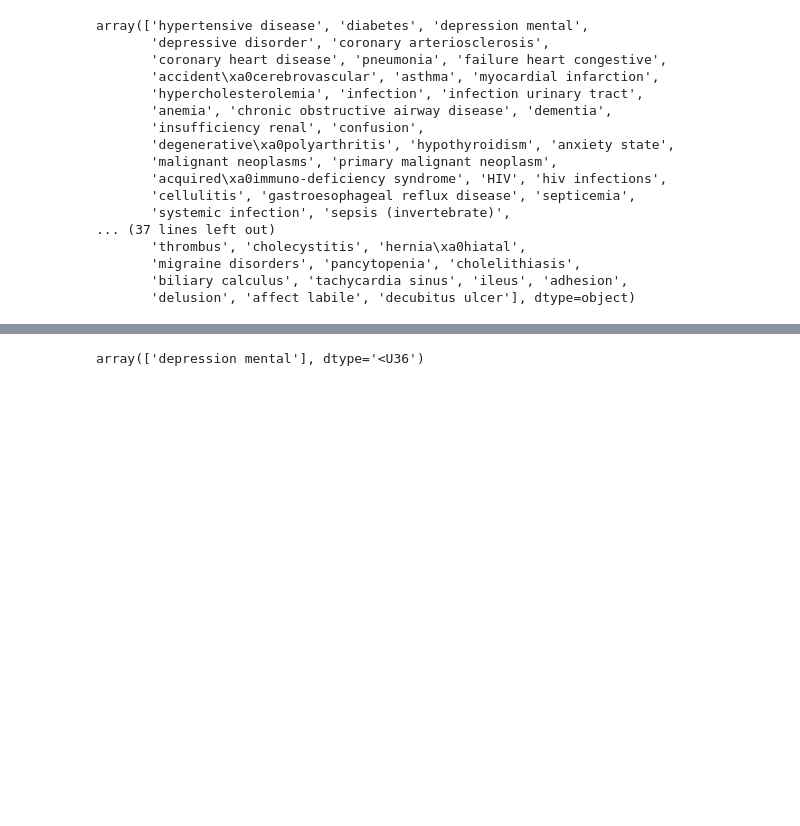
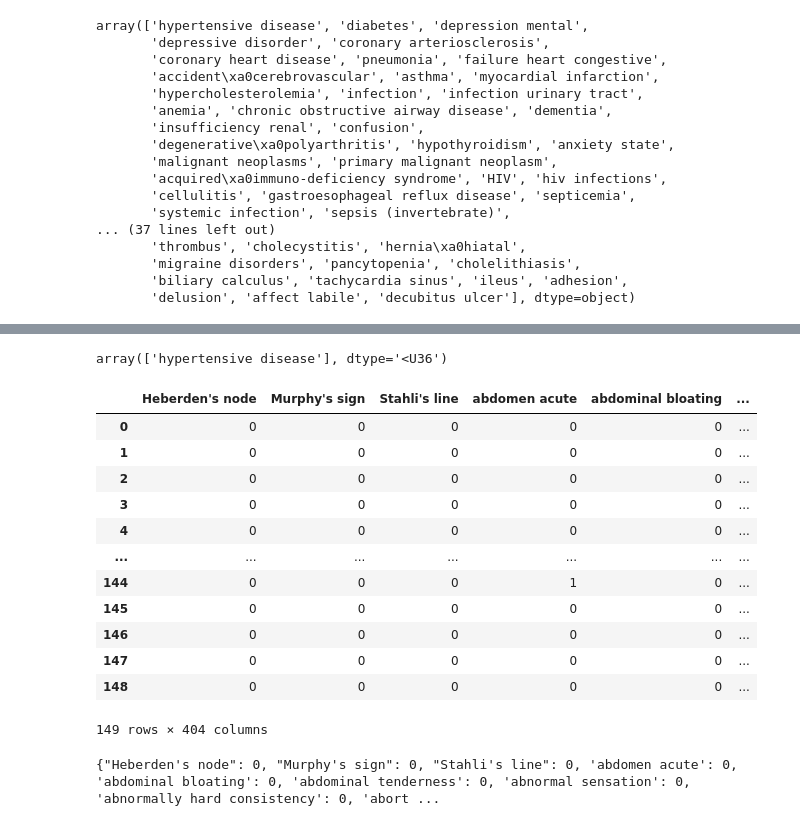
Before and after one commit to deadlycoder07/disease-predictor, a Jupyter notebook: ml/notebook/final_model.ipynb, the cells around one changed output, grey strips where cells are left out. Drawn from its saved outputs; the diff is of its cells as text; code cells hidden in the pictures; blank space fills up the shorter version.

Commit message:
prediction ml made linking to frontend left

```diff
--- a/ml/notebook/final_model.ipynb
+++ b/ml/notebook/final_model.ipynb
@@ -48,4 +63,22 @@ GaussianNB(priors=None, var_smoothing=1e-09)
 # %%
-gnb.predict(X[[2]])
+gnb.predict(X[[0]])
 # %% [output]
-array(['depression mental'], dtype='<U36')
+array(['hypertensive disease'], dtype='<U36')
+# %%
+x=dataset.drop(['Disease','Unnamed: 0','Unnamed: 1'],axis=1)
+# %%
+x
+# %% [output]
+|  | Heberden's node | Murphy's sign | Stahli's line | abdomen acute | abdominal bloating | ... |
+| 0 | 0 | 0 | 0 | 0 | 0 | ... |
+| 1 | 0 | 0 | 0 | 0 | 0 | ... |
+| 2 | 0 | 0 | 0 | 0 | 0 | ... |
+| 3 | 0 | 0 | 0 | 0 | 0 | ... |
+| 4 | 0 | 0 | 0 | 0 | 0 | ... |
+| ... | ... | ... | ... | ... | ... | ... |
+| 144 | 0 | 0 | 0 | 1 | 0 | ... |
+| 145 | 0 | 0 | 0 | 0 | 0 | ... |
+| 146 | 0 | 0 | 0 | 0 | 0 | ... |
+| 147 | 0 | 0 | 0 | 0 | 0 | ... |
+| 148 | 0 | 0 | 0 | 0 | 0 | ... |
+149 rows × 404 columns
@@ -51,0 +87,4 @@ array(['depression mental'], dtype='<U36')
+# %%
+print(train_mode)
+# %% [output]
+{"Heberden's node": 0, "Murphy's sign": 0, "Stahli's line": 0, 'abdomen acute': 0, 'abdominal bloating': 0, 'abdominal tenderness': 0, 'abnormal sensation': 0, 'abnormally hard consistency': 0, 'abort ...
```
Also changed, not shown: parts of 6 cells of this notebook, 7 other files.
